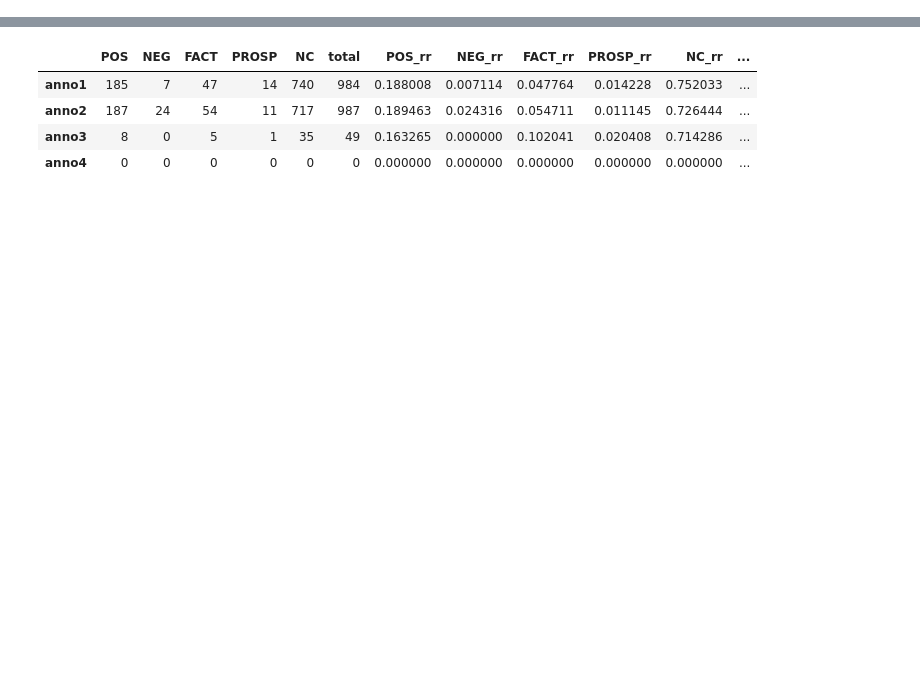
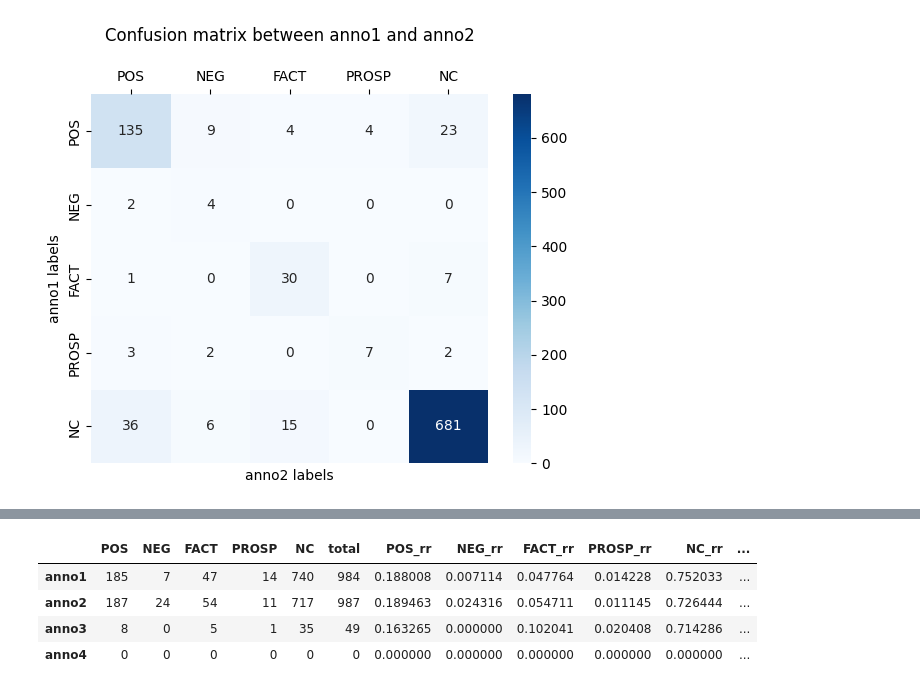
Before and after one commit to ClementineBleuze/claims-in-NLP, a Jupyter notebook: claims-annotation/annotation-processing.ipynb, the cells around one changed output, grey strips where cells are left out. Saved outputs shown, nothing was run; the diff lists cells and outputs as text; code cells hidden in the pictures; blank space fills up the shorter version.

```diff
--- a/claims-annotation/annotation-processing.ipynb
+++ b/claims-annotation/annotation-processing.ipynb
@@ -37,0 +104,4 @@ aset.iaa_scores
+# %%
+aset.plot_confusion_matrix_for_anno_pair(0, 1)
+# %% [output]
+[figure, added]
```
Also changed, not shown: parts of 16 cells of this notebook, 1 other file.
